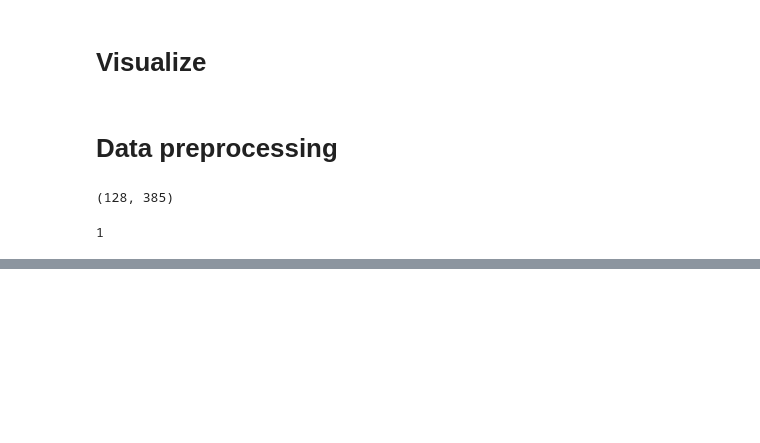
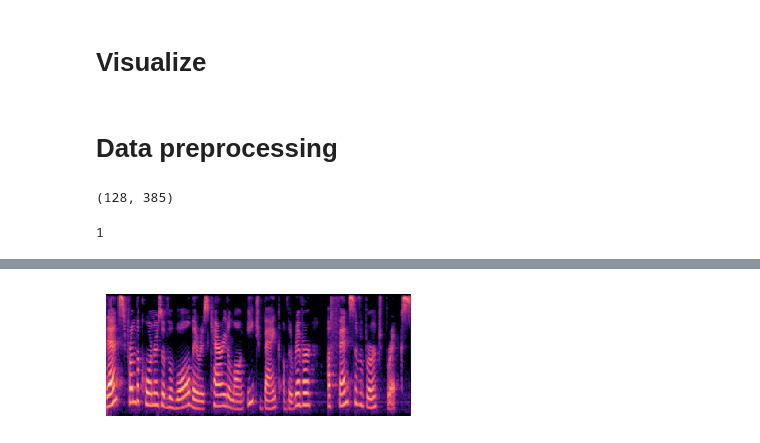
Before and after one commit to kty2001/Dacon, a Jupyter notebook: SW_ty/task.ipynb, the cells around one changed output, grey strips where cells are left out. Drawn from its saved outputs; the diff is of its cells as text; code cells hidden in the pictures; blank space fills up the shorter version.

```diff
--- a/SW_ty/task.ipynb
+++ b/SW_ty/task.ipynb
@@ -215,0 +242,10 @@ else:
+# %%
+plt.figure(figsize=(4, 2))
+librosa.display.specshow(S_dB2, x_axis='time', y_axis='mel', sr=sr2, fmax=8192)
+plt.tight_layout()
+plt.axis("off")
+plt.savefig(f'./example/melspec_{os.path.splitext(os.path.basename(audio_path2))[0]}.png', dpi=300, bbox_inches='tight', pad_inches=0)
+plt.show()
+plt.close()
+# %% [output]
+[figure, added]
```
Also changed, not shown: parts of 9 cells of this notebook, 15 other files.
